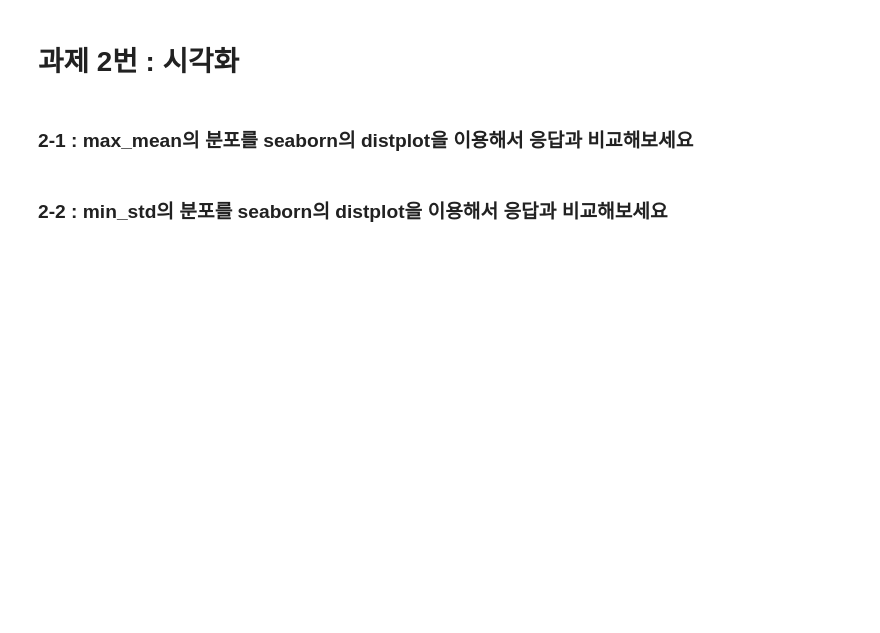
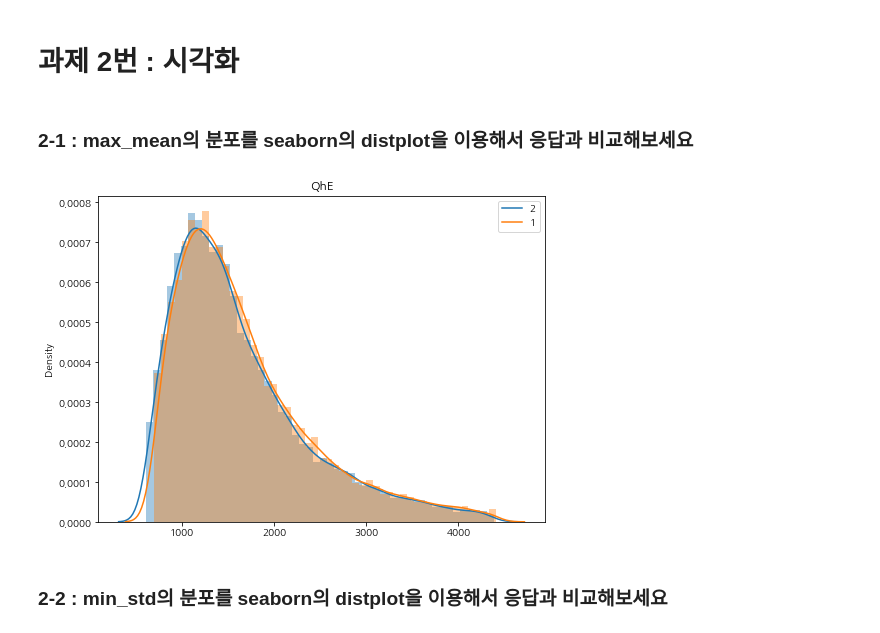
Before and after one commit to KimYongHwi/dacon, a Jupyter notebook: dacon_school/2주차_과제.ipynb, the cells around one changed output. Cells and saved outputs as stored; diff of their text form; code cells hidden in the pictures; blank space fills up the shorter version.

```diff
--- a/dacon_school/2주차_과제.ipynb
+++ b/dacon_school/2주차_과제.ipynb
@@ -197,5 +249,9 @@ def plot_to_voted(data, var, target):
     plt.show()
 # %% [markdown]
 ### 2-1 : max_mean의 분포를 seaborn의 distplot을 이용해서 응답과 비교해보세요
+# %%
+plot_to_voted(data, max_mean, data_y.unique())
+# %% [output]
+[figure, added]
 # %% [markdown]
 ### 2-2 : min_std의 분포를 seaborn의 distplot을 이용해서 응답과 비교해보세요
```
Also changed, not shown: parts of 10 cells of this notebook.
